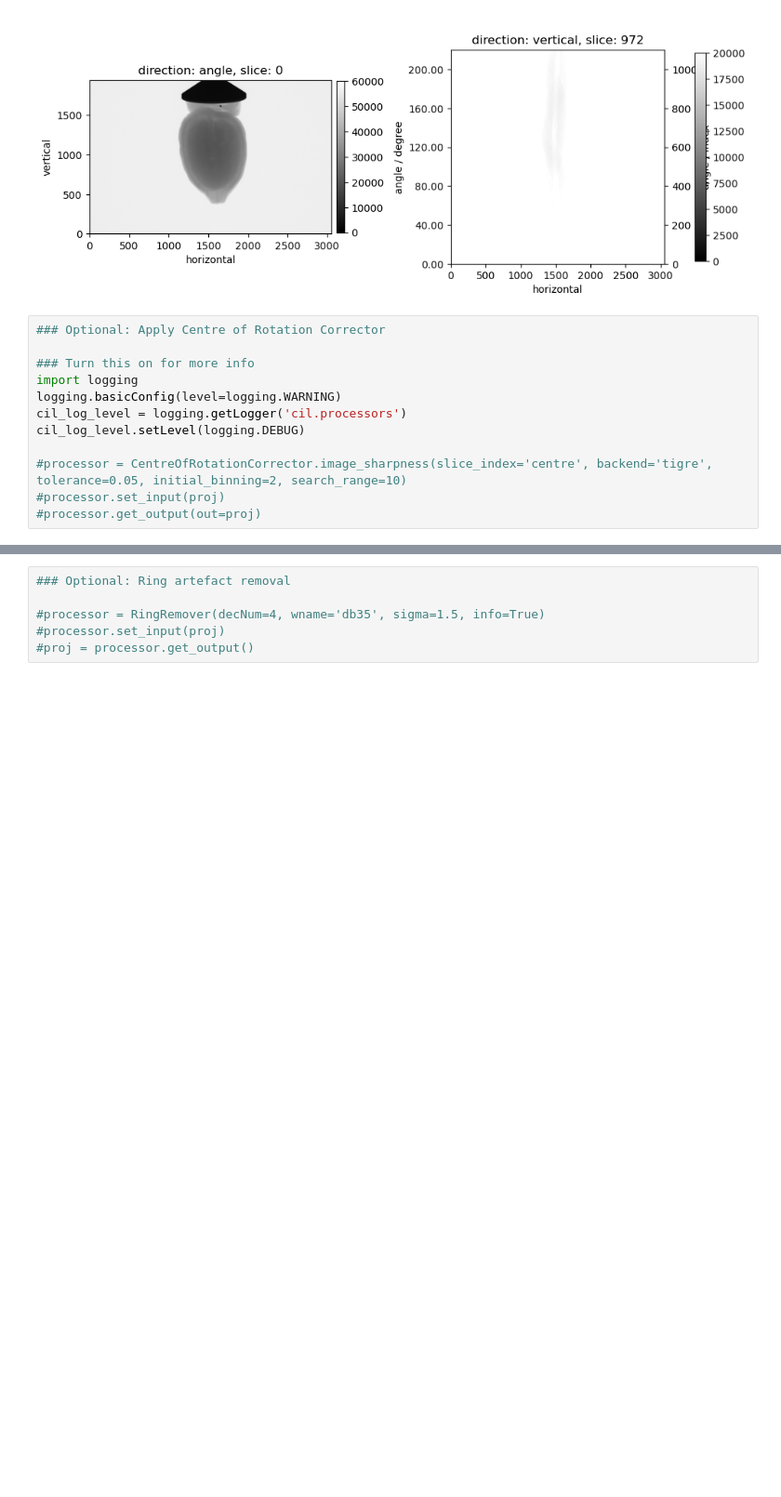
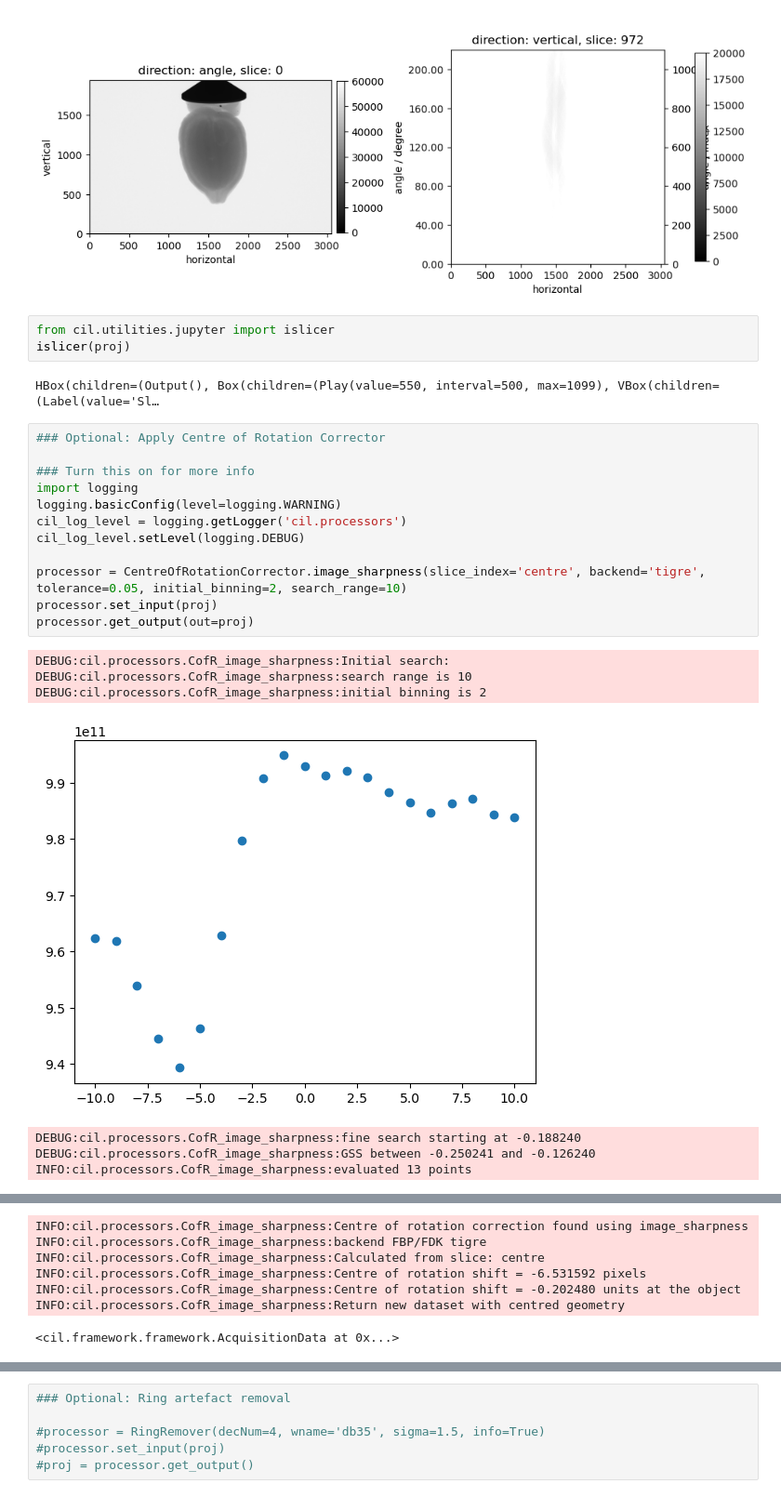
Before and after one commit to TomographicImaging/CIL-User-Showcase, a Jupyter notebook: 010_reconstruct_BrukerSkyscan_data/extra_example_notebooks/sample04.ipynb, the cells around one changed output, grey strips where cells are left out. Shown at 93% size. Saved outputs shown, nothing was run; the diff lists cells and outputs as text; blank space fills up the shorter version.

```diff
--- a/010_reconstruct_BrukerSkyscan_data/extra_example_notebooks/sample04.ipynb
+++ b/010_reconstruct_BrukerSkyscan_data/extra_example_notebooks/sample04.ipynb
@@ -103,15 +105,28 @@ proj =projbak
 fig = show2D(proj, slice_list=[('angle',0),('vertical', np.floor_divide(proj.shape[1],2))], size=(10,10), num_cols=2, cmap="gray", fix_range=[(0,60000),(0,20000)])
 # %% [output]
 [figure]
+# %%
+from cil.utilities.jupyter import islicer
+islicer(proj)
+# %% [output]
+HBox(children=(Output(), Box(children=(Play(value=550, interval=500, max=1099), VBox(children=(Label(value='Sl…
 # %%
 ### Optional: Apply Centre of Rotation Corrector
 
 ### Turn this on for more info
 import logging
 logging.basicConfig(level=logging.WARNING)
 cil_log_level = logging.getLogger('cil.processors')
 cil_log_level.setLevel(logging.DEBUG)
 
-#processor = CentreOfRotationCorrector.image_sharpness(slice_index='centre', backend='tigre', tolerance=0.05, initial_binning=2, search_range=10)
-#processor.set_input(proj)
-#processor.get_output(out=proj)
+processor = CentreOfRotationCorrector.image_sharpness(slice_index='centre', backend='tigre', tolerance=0.05, initial_binning=2, search_range=10)
+processor.set_input(proj)
+processor.get_output(out=proj)
+# %% [output]
+DEBUG:cil.processors.CofR_image_sharpness:Initial search:
+DEBUG:cil.processors.CofR_image_sharpness:search range is 10
+DEBUG:cil.processors.CofR_image_sharpness:initial binning is 2
+[figure, added]
+DEBUG:cil.processors.CofR_image_sharpness:fine search starting at -0.188240
+DEBUG:cil.processors.CofR_image_sharpness:GSS between -0.250241 and -0.126240
+INFO:cil.processors.CofR_image_sharpness:evaluated 13 points
@@ -118,3 +134,10 @@ cil_log_level.setLevel(logging.DEBUG)
+INFO:cil.processors.CofR_image_sharpness:Centre of rotation correction found using image_sharpness
+INFO:cil.processors.CofR_image_sharpness:backend FBP/FDK tigre
+INFO:cil.processors.CofR_image_sharpness:Calculated from slice: centre
+INFO:cil.processors.CofR_image_sharpness:Centre of rotation shift = -6.531592 pixels
+INFO:cil.processors.CofR_image_sharpness:Centre of rotation shift = -0.202480 units at the object
+INFO:cil.processors.CofR_image_sharpness:Return new dataset with centred geometry
+<cil.framework.framework.AcquisitionData at 0x...>
 # %%
 ### Optional: Slicing
 ### This will remove projection data that does not contain any information. This will save computational effort.
```
Also changed, not shown: parts of 11 cells of this notebook.
